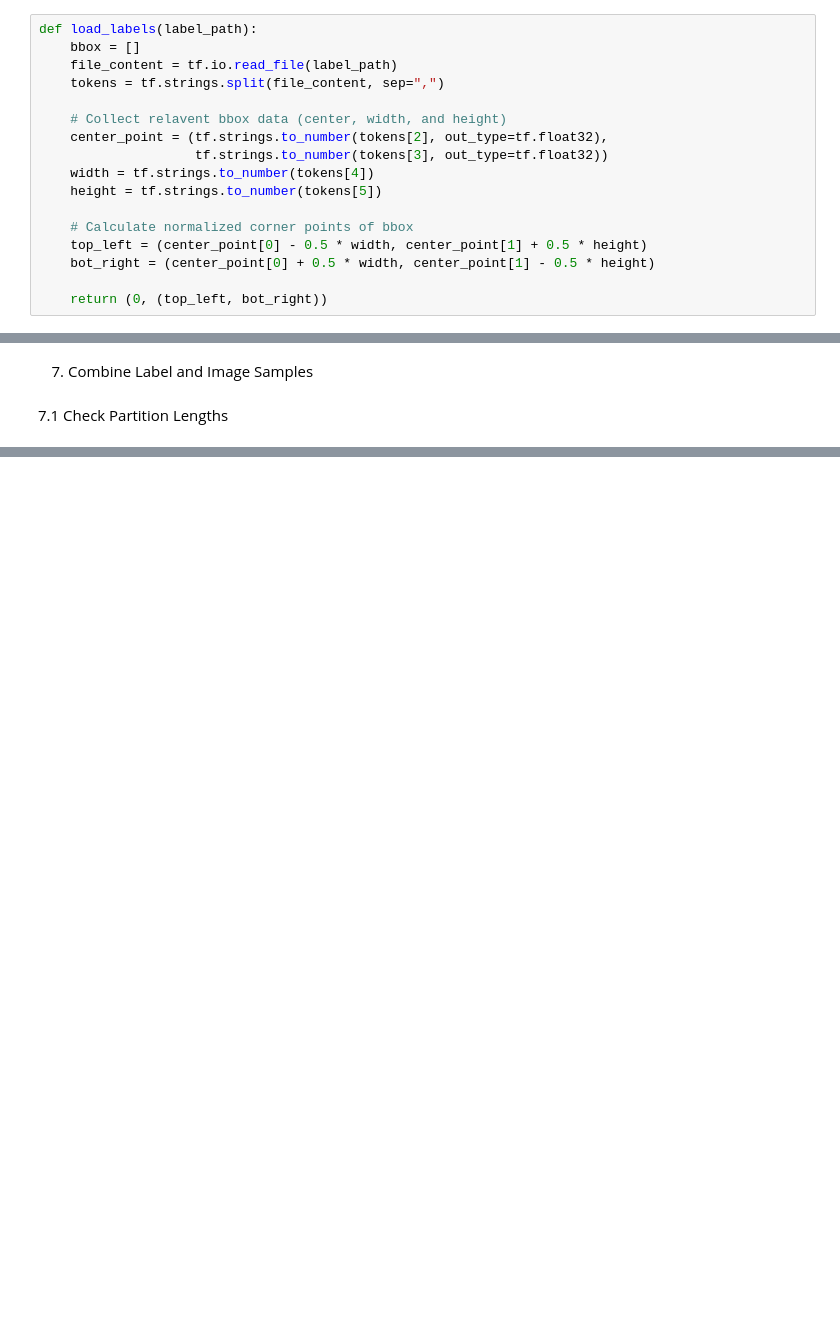
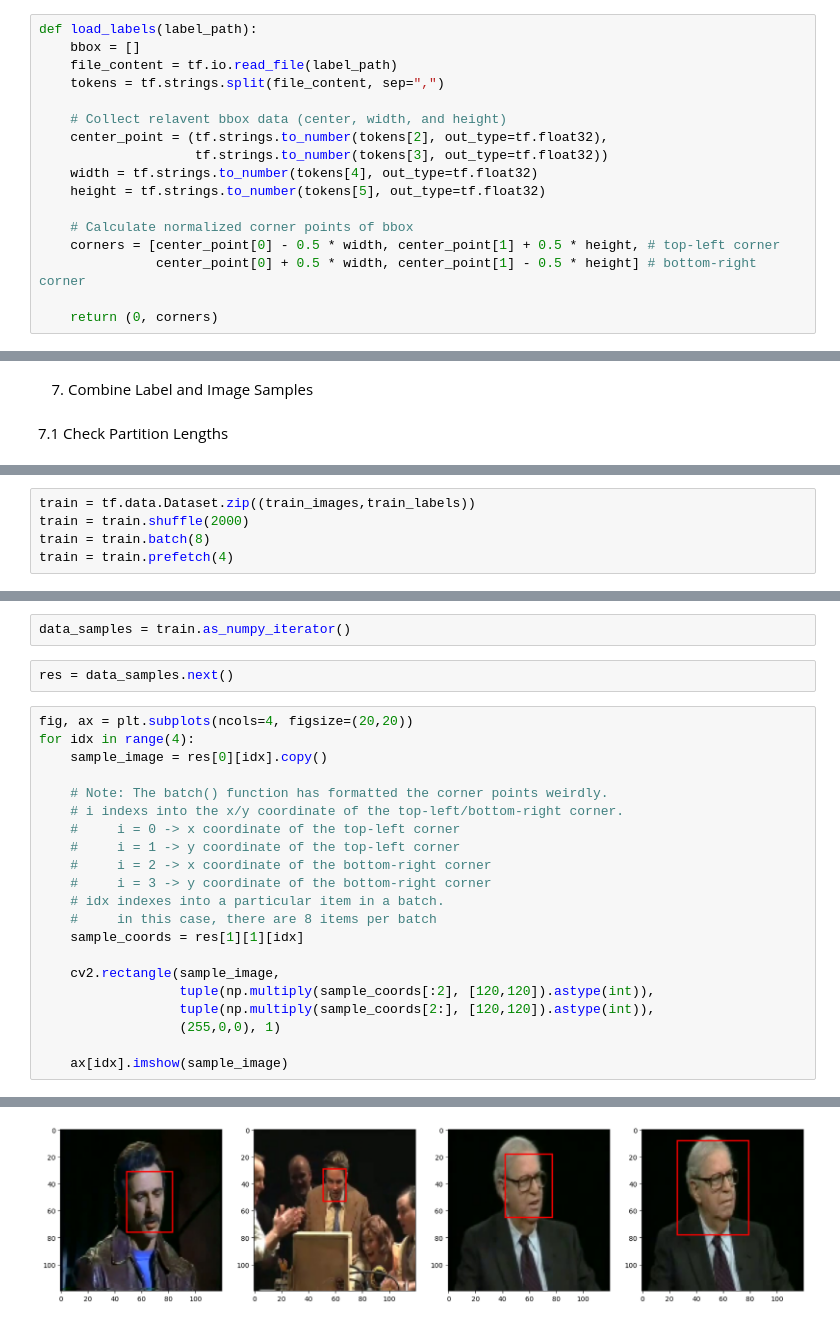
Before and after one commit to HDEmerald/ee516_proj, a Jupyter notebook: facedetect.ipynb, the cells around one changed output, grey strips where cells are left out. Cells and saved outputs as stored; diff of their text form; blank space fills up the shorter version.

Commit message:
got a simple model working. may need to expand the training/validation/testing datasets

```diff
--- a/facedetect.ipynb
+++ b/facedetect.ipynb
@@ -139,14 +166,14 @@ def load_labels(label_path):
     # Collect relavent bbox data (center, width, and height)
     center_point = (tf.strings.to_number(tokens[2], out_type=tf.float32),
                     tf.strings.to_number(tokens[3], out_type=tf.float32))
-    width = tf.strings.to_number(tokens[4])
-    height = tf.strings.to_number(tokens[5])
+    width = tf.strings.to_number(tokens[4], out_type=tf.float32)
+    height = tf.strings.to_number(tokens[5], out_type=tf.float32)
 
     # Calculate normalized corner points of bbox
-    top_left = (center_point[0] - 0.5 * width, center_point[1] + 0.5 * height)
-    bot_right = (center_point[0] + 0.5 * width, center_point[1] - 0.5 * height)
+    corners = [center_point[0] - 0.5 * width, center_point[1] + 0.5 * height, # top-left corner
+               center_point[0] + 0.5 * width, center_point[1] - 0.5 * height] # bottom-right corner
 
-    return (0, (top_left, bot_right))
+    return (0, corners)
 # %%
 print(load_labels("data/train/labels/Aaron_EckhartQsZ0QsZ0.555.txt"))
 # %% [output]
@@ -176,0 +206,5 @@ len(train_images), len(train_labels)
+# %%
+train = tf.data.Dataset.zip((train_images,train_labels))
+train = train.shuffle(2000)
+train = train.batch(8)
+train = train.prefetch(4)
@@ -176,0 +234,26 @@ len(train_images), len(train_labels)
+# %%
+data_samples = train.as_numpy_iterator()
+# %%
+res = data_samples.next()
+# %%
+fig, ax = plt.subplots(ncols=4, figsize=(20,20))
+for idx in range(4):
+    sample_image = res[0][idx].copy()
+
+    # Note: The batch() function has formatted the corner points weirdly.
+    # i indexs into the x/y coordinate of the top-left/bottom-right corner.
+    #     i = 0 -> x coordinate of the top-left corner
+    #     i = 1 -> y coordinate of the top-left corner
+    #     i = 2 -> x coordinate of the bottom-right corner
+    #     i = 3 -> y coordinate of the bottom-right corner
+    # idx indexes into a particular item in a batch.
+    #     in this case, there are 8 items per batch
+    sample_coords = res[1][1][idx]
+
+    cv2.rectangle(sample_image,
+                  tuple(np.multiply(sample_coords[:2], [120,120]).astype(int)),
+                  tuple(np.multiply(sample_coords[2:], [120,120]).astype(int)),
+                  (255,0,0), 1)
+
+    ax[idx].imshow(sample_image)
+# %% [output]
@@ -176,0 +264 @@ len(train_images), len(train_labels)
+[figure, added]
```
Also changed, not shown: parts of 63 cells of this notebook, 2 other files.
